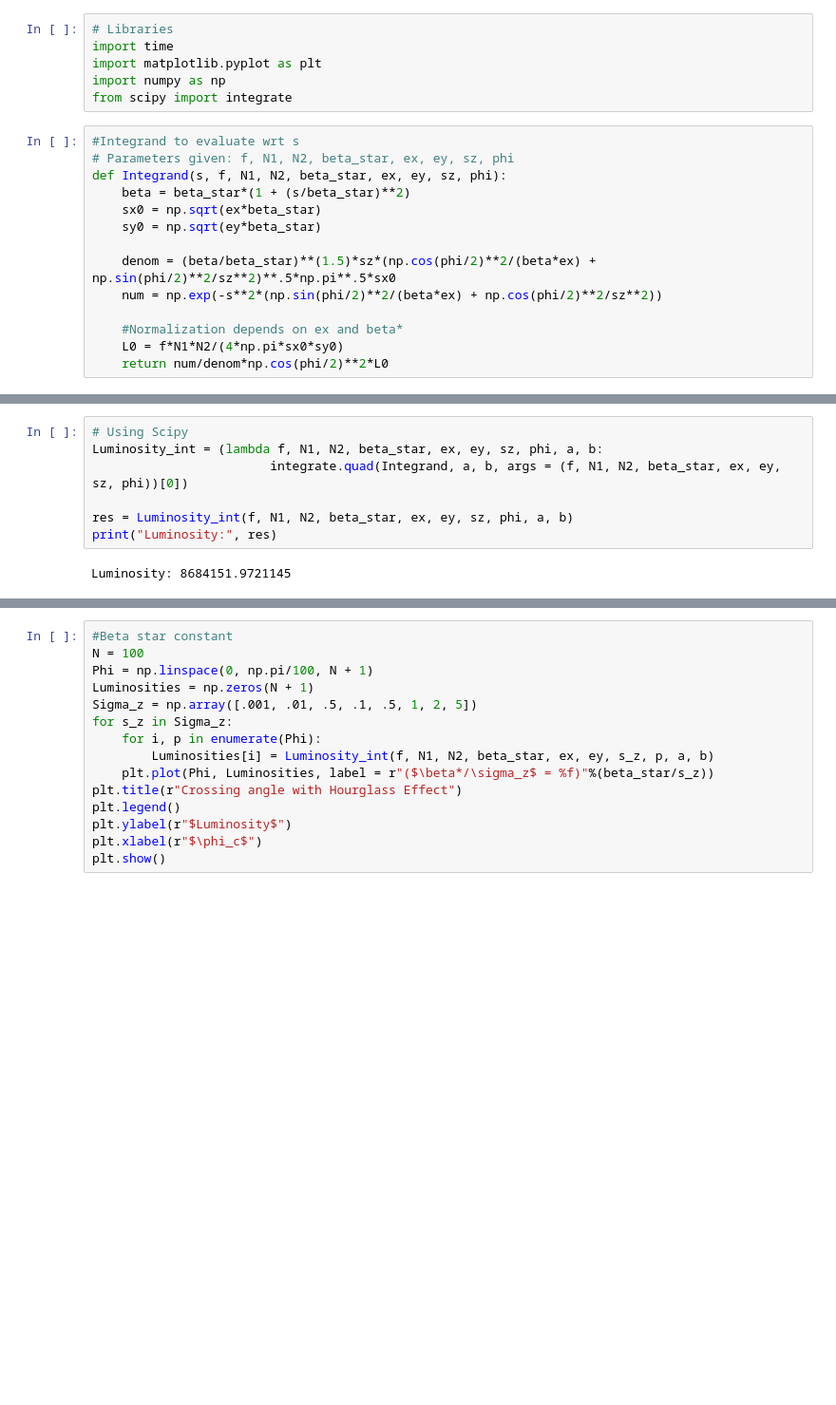
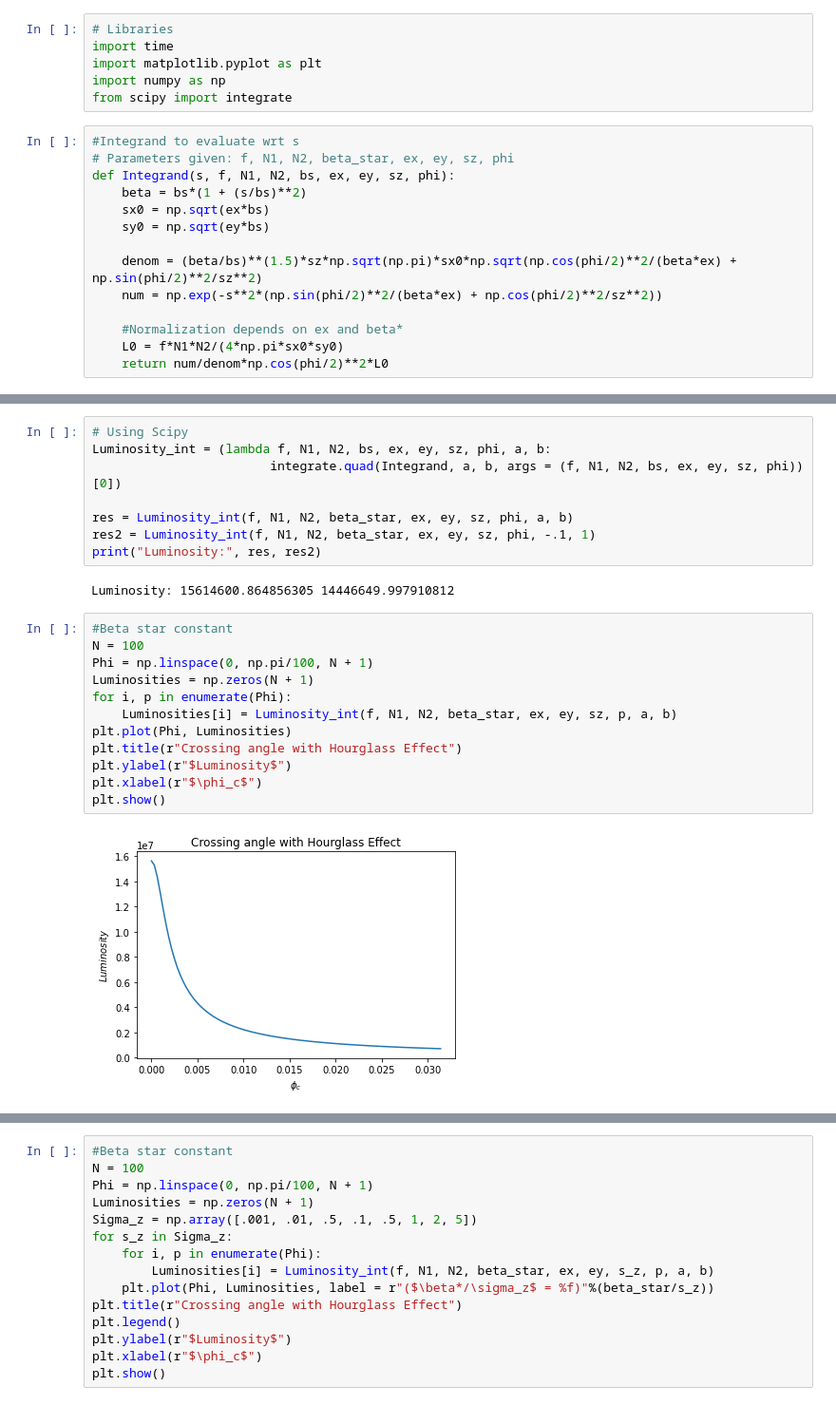
Before and after one commit to Wooperachi7/Luminosity, a Jupyter notebook: Crossing_Angle_and_Hourglass_effect.ipynb, the cells around one changed output, grey strips where cells are left out. Shown at 95% size. Saved outputs shown, nothing was run; the diff lists cells and outputs as text; blank space fills up the shorter version.

```diff
--- a/Crossing_Angle_and_Hourglass_effect.ipynb
+++ b/Crossing_Angle_and_Hourglass_effect.ipynb
@@ -82,12 +83,12 @@ from scipy import integrate
 # %%
 #Integrand to evaluate wrt s
 # Parameters given: f, N1, N2, beta_star, ex, ey, sz, phi
-def Integrand(s, f, N1, N2, beta_star, ex, ey, sz, phi):
-    beta = beta_star*(1 + (s/beta_star)**2)
-    sx0 = np.sqrt(ex*beta_star)
-    sy0 = np.sqrt(ey*beta_star)
+def Integrand(s, f, N1, N2, bs, ex, ey, sz, phi):
+    beta = bs*(1 + (s/bs)**2)
+    sx0 = np.sqrt(ex*bs)
+    sy0 = np.sqrt(ey*bs)
 
-    denom = (beta/beta_star)**(1.5)*sz*(np.cos(phi/2)**2/(beta*ex) + np.sin(phi/2)**2/sz**2)**.5*np.pi**.5*sx0
+    denom = (beta/bs)**(1.5)*sz*np.sqrt(np.pi)*sx0*np.sqrt(np.cos(phi/2)**2/(beta*ex) + np.sin(phi/2)**2/sz**2)
     num = np.exp(-s**2*(np.sin(phi/2)**2/(beta*ex) + np.cos(phi/2)**2/sz**2))
 
     #Normalization depends on ex and beta*
@@ -110,10 +111,25 @@ phi = 0#np.pi/180 #1 degree
 a, b = -np.inf, np.inf
 # %%
 # Using Scipy
-Luminosity_int = (lambda f, N1, N2, beta_star, ex, ey, sz, phi, a, b:
-                        integrate.quad(Integrand, a, b, args = (f, N1, N2, beta_star, ex, ey, sz, phi))[0])
+Luminosity_int = (lambda f, N1, N2, bs, ex, ey, sz, phi, a, b:
+                        integrate.quad(Integrand, a, b, args = (f, N1, N2, bs, ex, ey, sz, phi))[0])
 
 res = Luminosity_int(f, N1, N2, beta_star, ex, ey, sz, phi, a, b)
-print("Luminosity:", res)
+res2 = Luminosity_int(f, N1, N2, beta_star, ex, ey, sz, phi, -.1, 1)
+print("Luminosity:", res, res2)
 # %% [output]
-Luminosity: 8684151.9721145
+Luminosity: 15614600.864856305 14446649.997910812
+# %%
+#Beta star constant
+N = 100
+Phi = np.linspace(0, np.pi/100, N + 1)
+Luminosities = np.zeros(N + 1)
+for i, p in enumerate(Phi):
+    Luminosities[i] = Luminosity_int(f, N1, N2, beta_star, ex, ey, sz, p, a, b)
+plt.plot(Phi, Luminosities)
+plt.title(r"Crossing angle with Hourglass Effect")
+plt.ylabel(r"$Luminosity$")
+plt.xlabel(r"$\phi_c$")
+plt.show()
+# %% [output]
+[figure, added]
```
Also changed, not shown: parts of 13 cells of this notebook.
